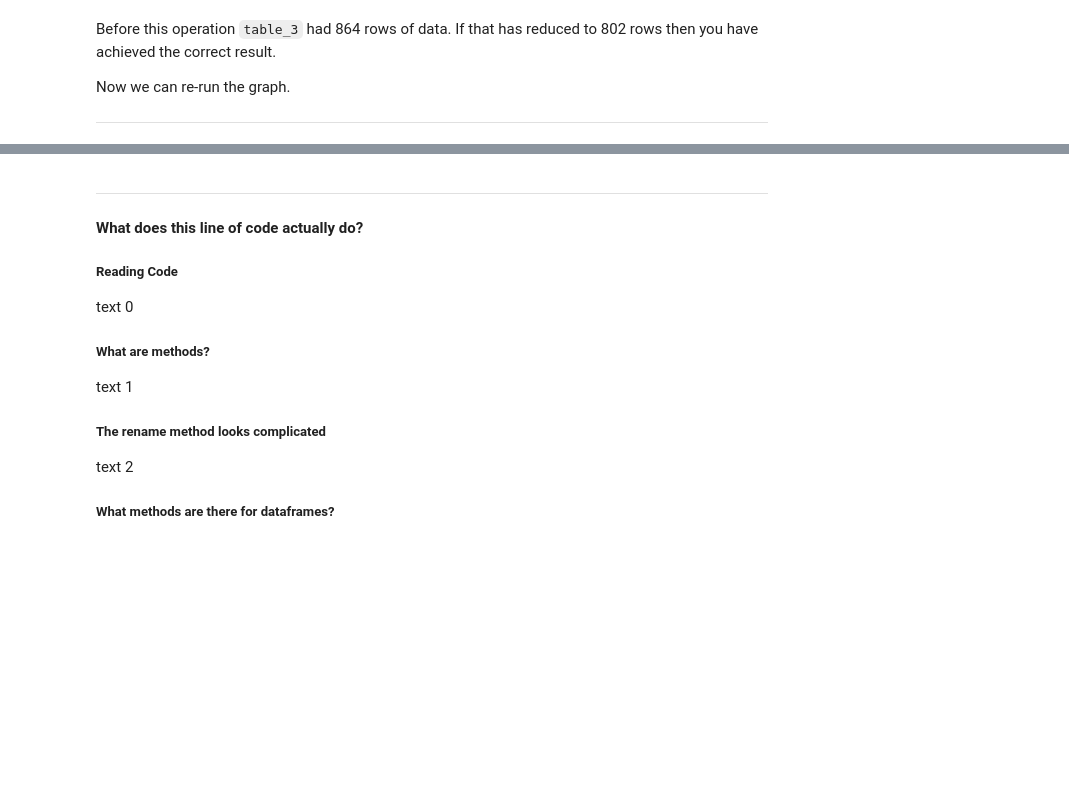
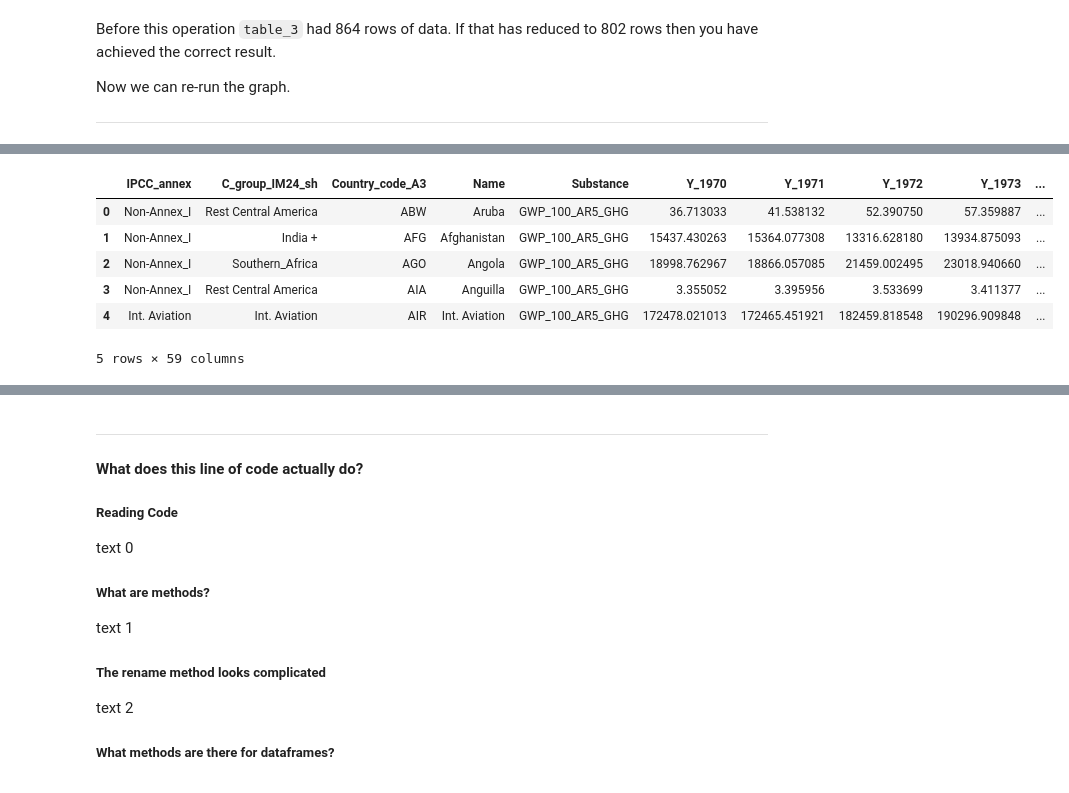
Before and after one commit to datasquad/DEE2025_coding, a Jupyter notebook: DataWalkThrough_DEE2025_pypj.ipynb, the cells around one changed output, grey strips where cells are left out. Cells and saved outputs as stored; diff of their text form; code cells hidden in the pictures; blank space fills up the shorter version.

```diff
--- a/DataWalkThrough_DEE2025_pypj.ipynb
+++ b/DataWalkThrough_DEE2025_pypj.ipynb
@@ -716,0 +785,11 @@ Now we can re-run the graph.
+# %%
+edgardat = pd.read_excel("EDGAR_AR5_GHG_1970_2023.xlsx", sheet_name = "TOTALS BY COUNTRY", skiprows = 9)
+edgardat.head()
+# %% [output]
+|  | IPCC_annex | C_group_IM24_sh | Country_code_A3 | Name | Substance | Y_1970 | Y_1971 | Y_1972 | Y_1973 | ... |
+| 0 | Non-Annex_I | Rest Central America | ABW | Aruba | GWP_100_AR5_GHG | 36.713033 | 41.538132 | 52.390750 | 57.359887 | ... |
+| 1 | Non-Annex_I | India + | AFG | Afghanistan | GWP_100_AR5_GHG | 15437.430263 | 15364.077308 | 13316.628180 | 13934.875093 | ... |
+| 2 | Non-Annex_I | Southern_Africa | AGO | Angola | GWP_100_AR5_GHG | 18998.762967 | 18866.057085 | 21459.002495 | 23018.940660 | ... |
+| 3 | Non-Annex_I | Rest Central America | AIA | Anguilla | GWP_100_AR5_GHG | 3.355052 | 3.395956 | 3.533699 | 3.411377 | ... |
+| 4 | Int. Aviation | Int. Aviation | AIR | Int. Aviation | GWP_100_AR5_GHG | 172478.021013 | 172465.451921 | 182459.818548 | 190296.909848 | ... |
+5 rows × 59 columns
```
Also changed, not shown: parts of 24 cells of this notebook.
